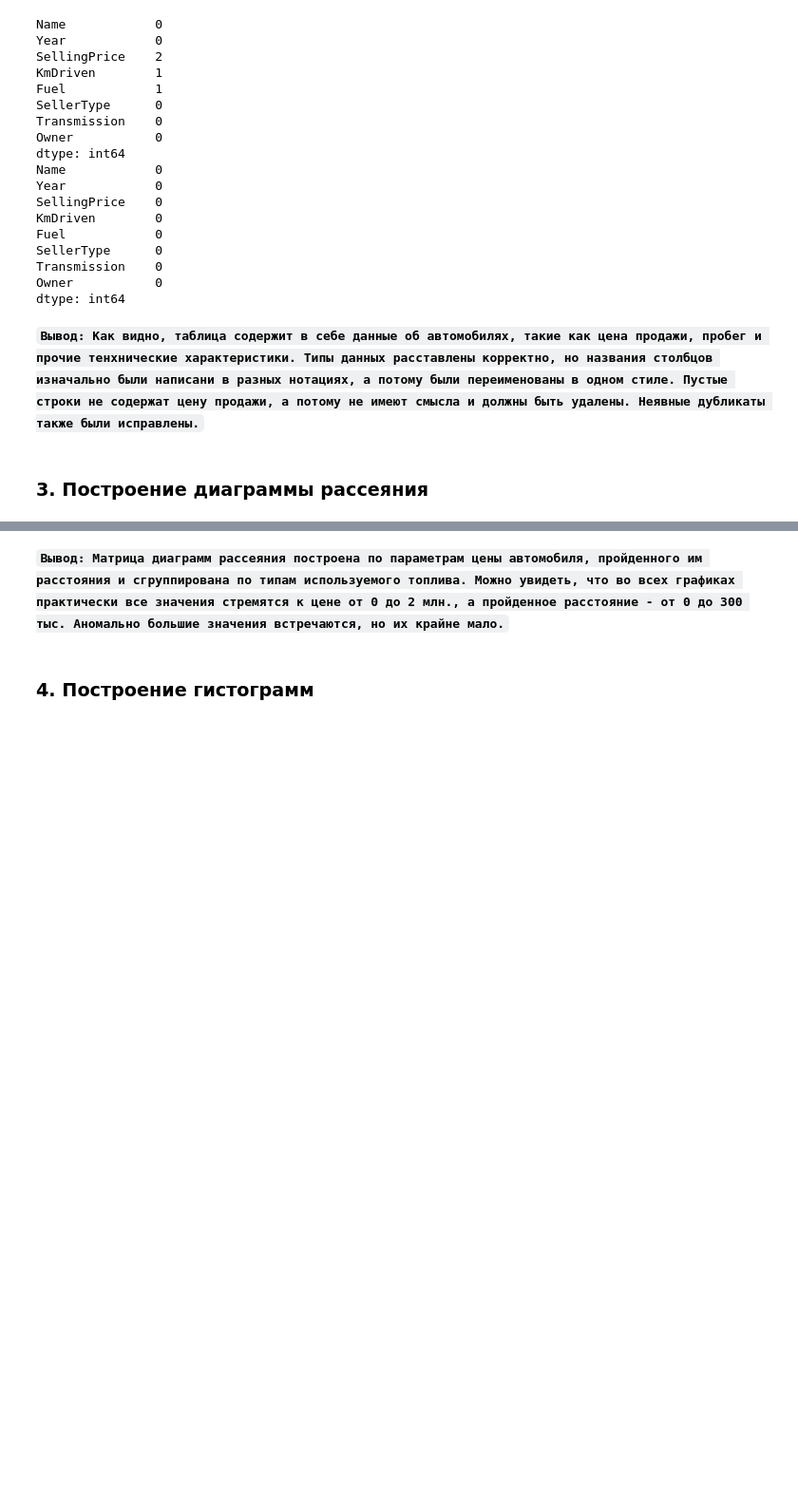
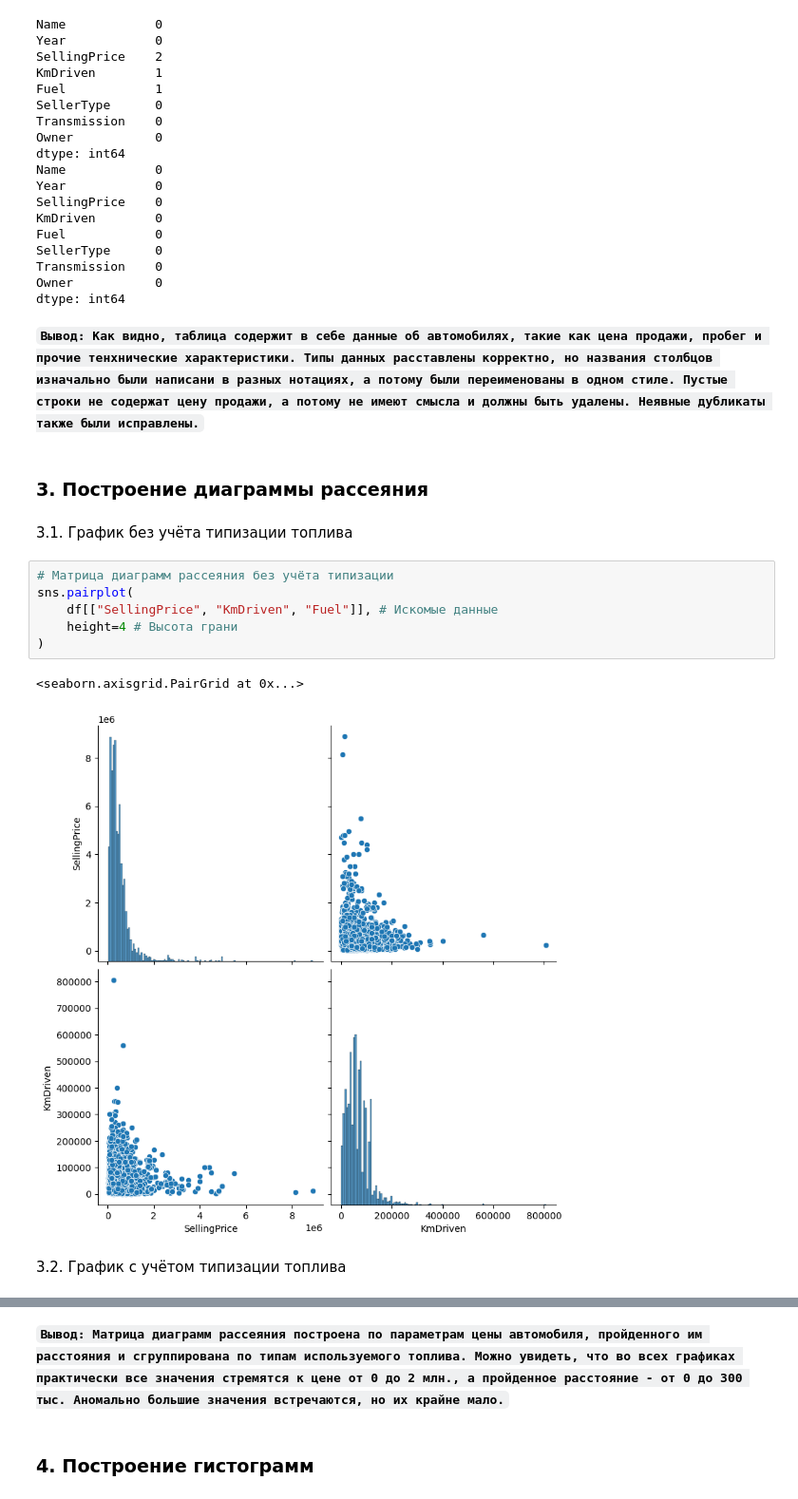
Before and after one commit to k0repan/data_analisys_lab2, a Jupyter notebook: ЛР2_Корепанов_14.ipynb, the cells around one changed output, grey strips where cells are left out. Shown at 95% size. Drawn from its saved outputs; the diff is of its cells as text; blank space fills up the shorter version.

Commit message:
Добавлена общая матрица диаграмм рассеяния

```diff
--- a/ЛР2_Корепанов_14.ipynb
+++ b/ЛР2_Корепанов_14.ipynb
@@ -135,4 +135,17 @@ dtype: int64
 **`Вывод: Как видно, таблица содержит в себе данные об автомобилях, такие как цена продажи, пробег и прочие тенхнические характеристики. Типы данных расставлены корректно, но названия столбцов изначально были написани в разных нотациях, а потому были переименованы в одном стиле. Пустые строки не содержат цену продажи, а потому не имеют смысла и должны быть удалены. Неявные дубликаты также были исправлены.`**
 # %% [markdown]
 ### 3. Построение диаграммы рассеяния
+# %% [markdown]
+3.1. График без учёта типизации топлива
+# %%
+# Матрица диаграмм рассеяния без учёта типизации
+sns.pairplot(
+    df[["SellingPrice", "KmDriven", "Fuel"]], # Искомые данные
+    height=4 # Высота грани
+)
+# %% [output]
+<seaborn.axisgrid.PairGrid at 0x...>
+[figure, added]
+# %% [markdown]
+3.2. График с учётом типизации топлива
 # %%
```
Also changed, not shown: parts of 1 cell of this notebook.
